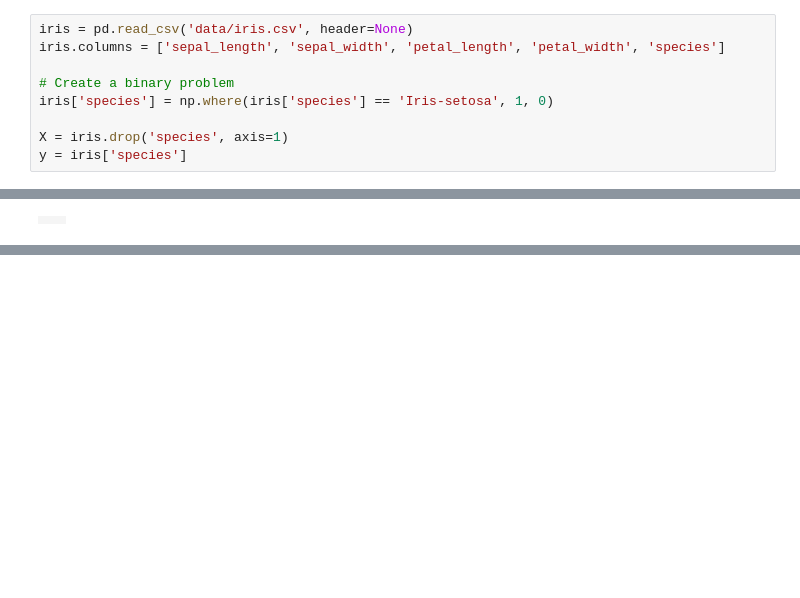
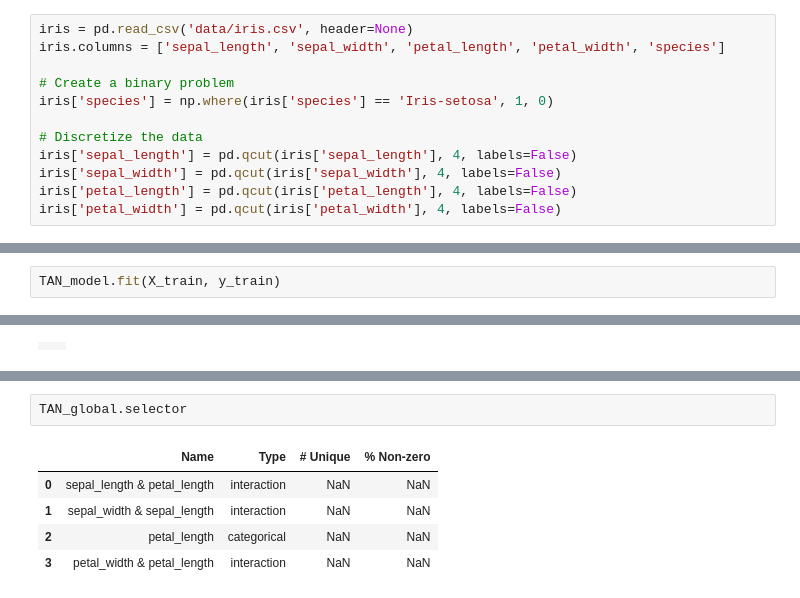
Before and after one commit to bmihaljevic/tfg-interpretml, a Jupyter notebook: experimental_notebooks/tan_and_bn/trying_our_tan.ipynb, the cells around one changed output, grey strips where cells are left out. Saved outputs shown, nothing was run; the diff lists cells and outputs as text; blank space fills up the shorter version.

Commit message:
2025-03-12: Achieve TAN global visualizations and think about the repo as a library

```diff
--- a/experimental_notebooks/tan_and_bn/trying_our_tan.ipynb
+++ b/experimental_notebooks/tan_and_bn/trying_our_tan.ipynb
@@ -26,5 +26,8 @@ iris.columns = ['sepal_length', 'sepal_width', 'petal_length', 'petal_width', 's
 # Create a binary problem
 iris['species'] = np.where(iris['species'] == 'Iris-setosa', 1, 0)
 
-X = iris.drop('species', axis=1)
-y = iris['species']
+# Discretize the data
+iris['sepal_length'] = pd.qcut(iris['sepal_length'], 4, labels=False)
+iris['sepal_width'] = pd.qcut(iris['sepal_width'], 4, labels=False)
+iris['petal_length'] = pd.qcut(iris['petal_length'], 4, labels=False)
+iris['petal_width'] = pd.qcut(iris['petal_width'], 4, labels=False)
@@ -58,3 +64,5 @@ dir(TAN_model.TAN_class)
  'threshold',
  'usePR',
  'variableNameIndexDictionary']
+# %%
+TAN_model.fit(X_train, y_train)
@@ -78,0 +124,8 @@ AttributeError: 'BNClassifier' object has no attribute 'intercept_'
+# %%
+TAN_global.selector
+# %% [output]
+|  | Name | Type | # Unique | % Non-zero |
+| 0 | sepal_length & petal_length | interaction | NaN | NaN |
+| 1 | sepal_width & sepal_length | interaction | NaN | NaN |
+| 2 | petal_length | categorical | NaN | NaN |
+| 3 | petal_width & petal_length | interaction | NaN | NaN |
```
Also changed, not shown: parts of 14 cells of this notebook, 5 other files.
